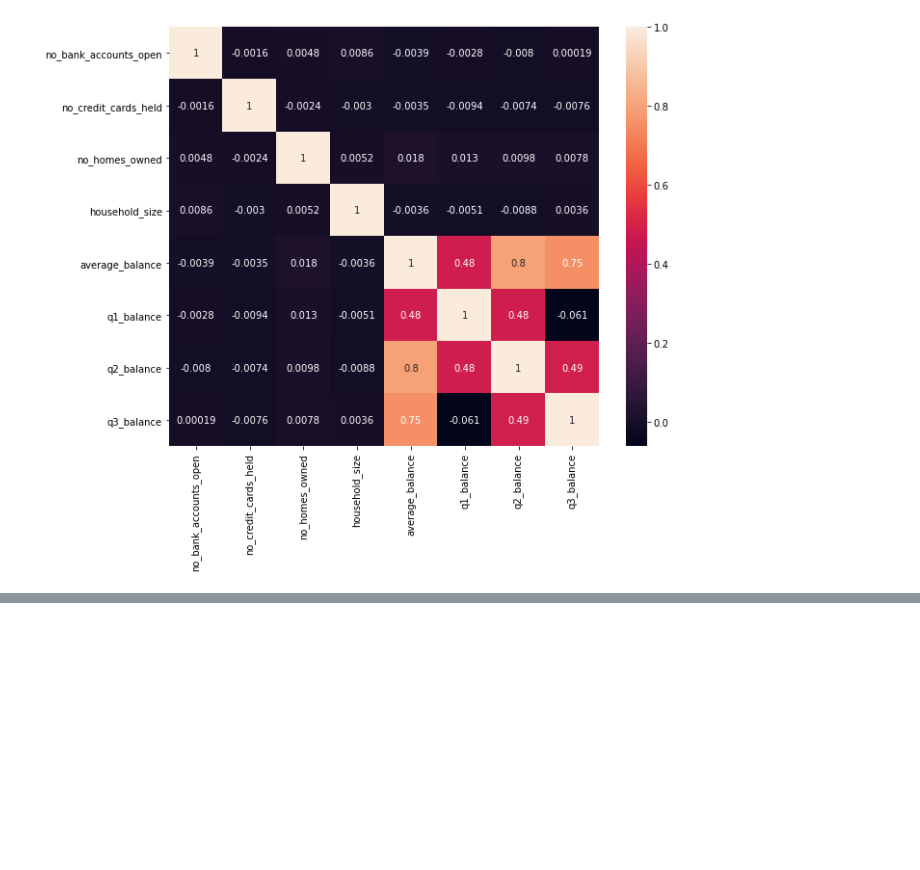
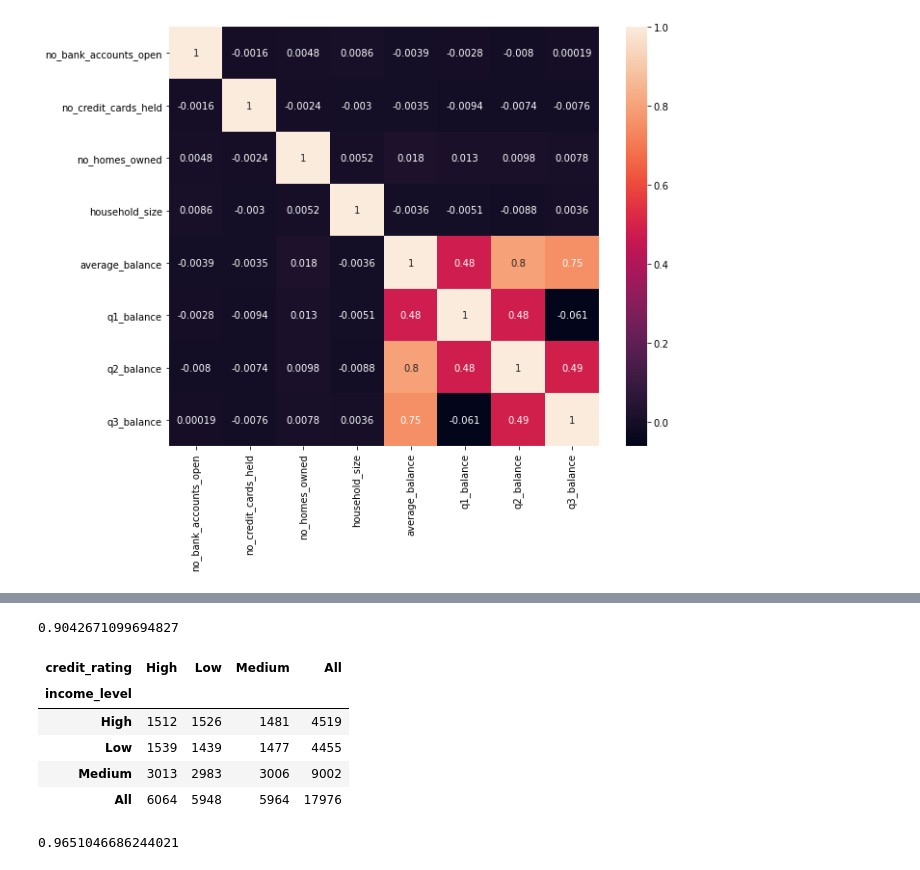
Before and after one commit to jack93g/Mid-Bootcamp-Project-Classification, a Jupyter notebook: deliverables/classification.ipynb, the cells around one changed output, grey strips where cells are left out. Drawn from its saved outputs; the diff is of its cells as text; code cells hidden in the pictures; blank space fills up the shorter version.

```diff
--- a/deliverables/classification.ipynb
+++ b/deliverables/classification.ipynb
@@ -153,0 +239,22 @@ plt.show()
+# %%
+stats, p_value, dof, frequencies = chi2_contingency(data_crosstab)
+p_value
+# %% [output]
+0.9042671099694827
+# %%
+# income level vs credit rating
+
+data_crosstab_2 = pd.crosstab(data['income_level'], data['credit_rating'], margins=True)
+data_crosstab_2
+# %% [output]
+| credit_rating | High | Low | Medium | All |
+| income_level |  |  |  |  |
+| High | 1512 | 1526 | 1481 | 4519 |
+| Low | 1539 | 1439 | 1477 | 4455 |
+| Medium | 3013 | 2983 | 3006 | 9002 |
+| All | 6064 | 5948 | 5964 | 17976 |
+# %%
+stats, p_value, dof, frequencies = chi2_contingency(data_crosstab_2)
+p_value
+# %% [output]
+0.9651046686244021
```
Also changed, not shown: parts of 16 cells of this notebook, 1 other file.
